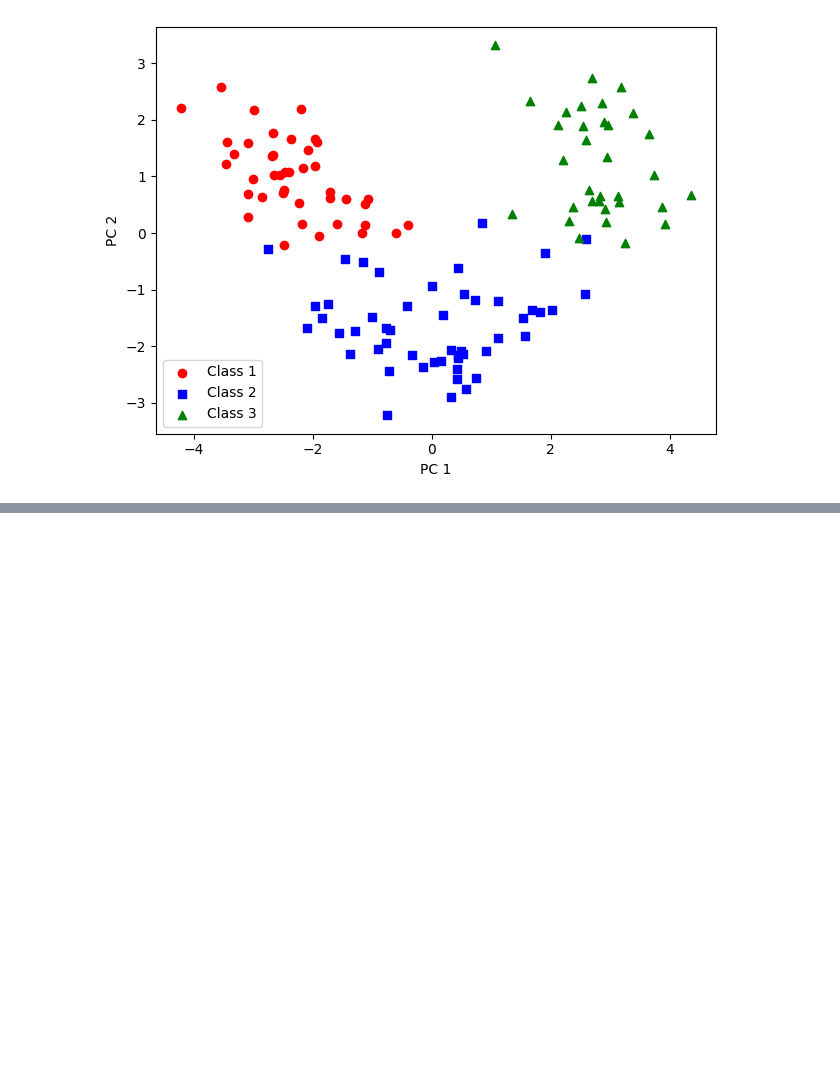
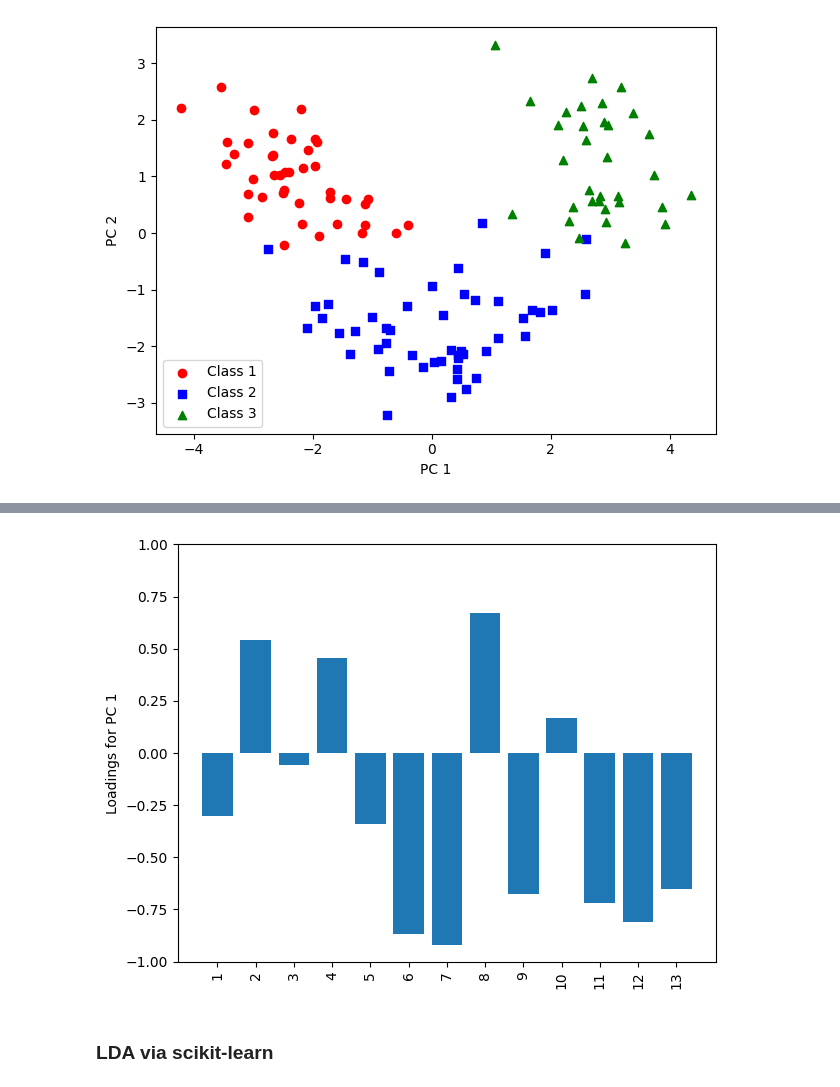
Before and after one commit to sabre-code/machine-learning-notes, a Jupyter notebook: 5_Dimensionalty_Reduction.ipynb, the cells around one changed output, grey strips where cells are left out. Saved outputs shown, nothing was run; the diff lists cells and outputs as text; code cells hidden in the pictures; blank space fills up the shorter version.

```diff
--- a/5_Dimensionalty_Reduction.ipynb
+++ b/5_Dimensionalty_Reduction.ipynb
@@ -89,0 +142,15 @@ plt.show()
+# %%
+sklearn_loadings = pca.components_.T * np.sqrt(pca.explained_variance_)
+# %%
+fig, ax = plt.subplots()
+ax.bar(range(13), sklearn_loadings[:, 0], align='center')
+ax.set_ylabel('Loadings for PC 1')
+ax.set_xticks(range(13))
+ax.set_xticklabels(df_wine.columns[1:], rotation=90)
+plt.ylim([-1, 1])
+plt.tight_layout()
+plt.show()
+# %% [output]
+[figure, added]
+# %% [markdown]
+<h3>LDA via scikit-learn
```
Also changed, not shown: parts of 14 cells of this notebook.
